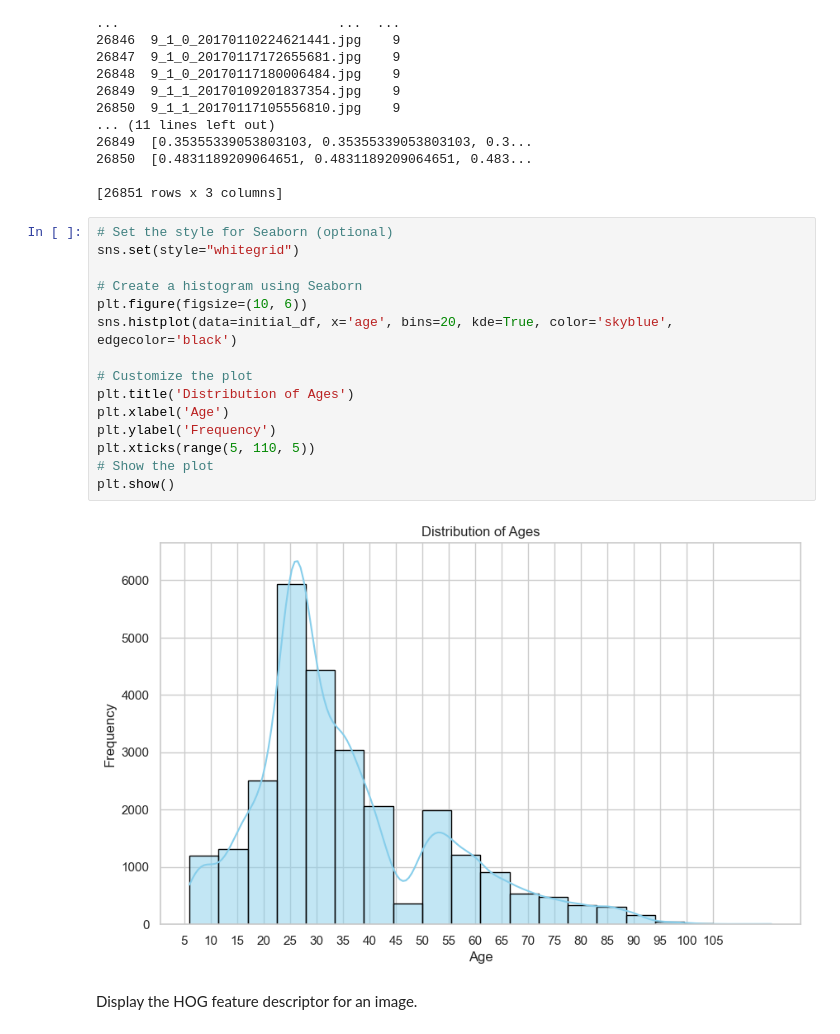
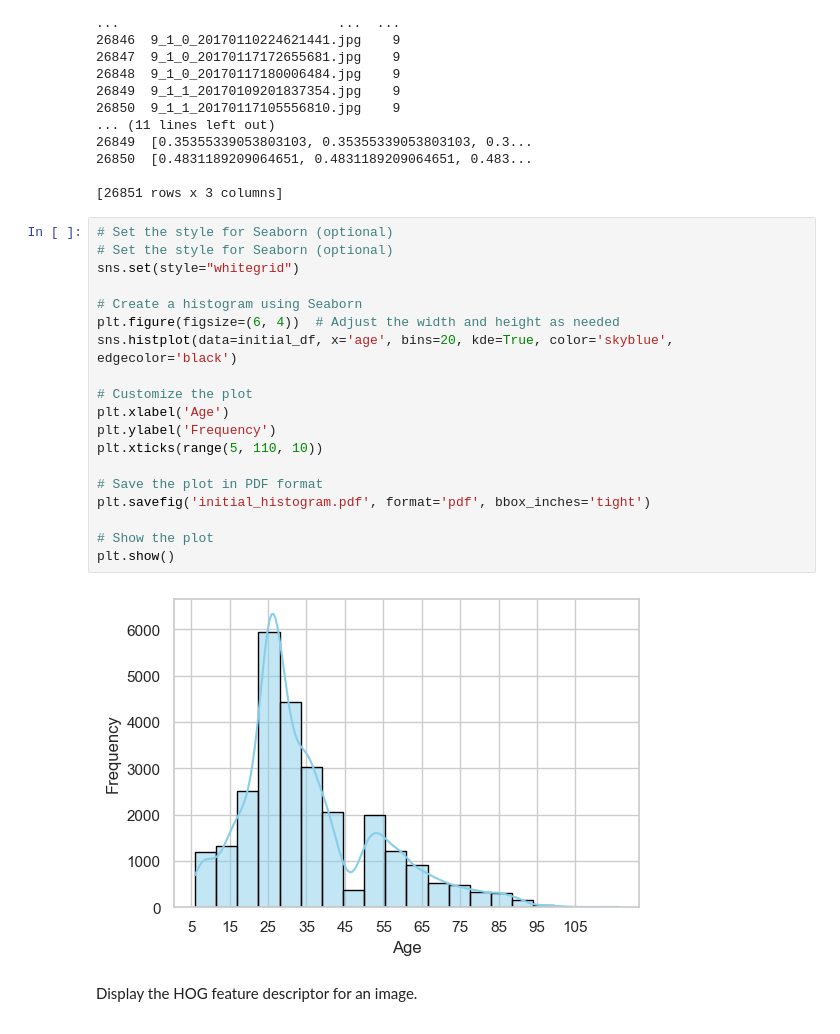
Before and after one commit to AndreiLucianRadulescu/Individual-Project, a Jupyter notebook: src/linear_classifiers_hog.ipynb, the cells around one changed output. Drawn from its saved outputs; the diff is of its cells as text.

```diff
--- a/src/linear_classifiers_hog.ipynb
+++ b/src/linear_classifiers_hog.ipynb
@@ -43,21 +91,25 @@ print(initial_df)
 
 [26851 rows x 3 columns]
 # %%
+# Set the style for Seaborn (optional)
 # Set the style for Seaborn (optional)
 sns.set(style="whitegrid")
 
 # Create a histogram using Seaborn
-plt.figure(figsize=(10, 6))
+plt.figure(figsize=(6, 4))  # Adjust the width and height as needed
 sns.histplot(data=initial_df, x='age', bins=20, kde=True, color='skyblue', edgecolor='black')
 
 # Customize the plot
-plt.title('Distribution of Ages')
 plt.xlabel('Age')
 plt.ylabel('Frequency')
-plt.xticks(range(5, 110, 5))
+plt.xticks(range(5, 110, 10))
+
+# Save the plot in PDF format
+plt.savefig('initial_histogram.pdf', format='pdf', bbox_inches='tight')
+
 # Show the plot
 plt.show()
 # %% [output]
-[figure, old version]
+[figure, new version]
 # %% [markdown]
 Display the HOG feature descriptor for an image.
```
Also changed, not shown: parts of 35 cells of this notebook, 4 other files.
